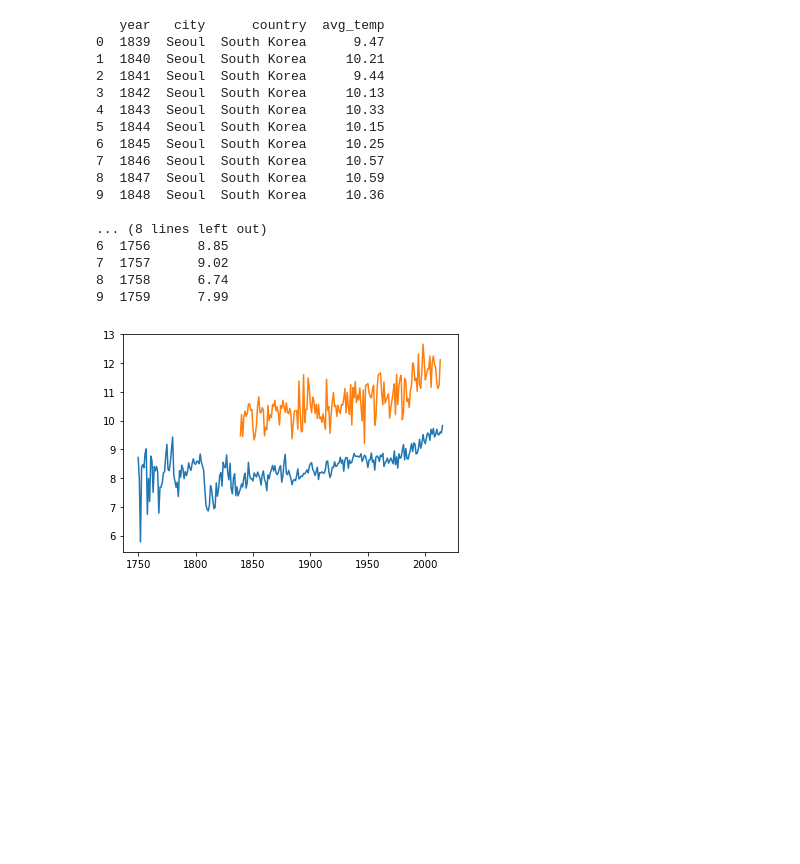
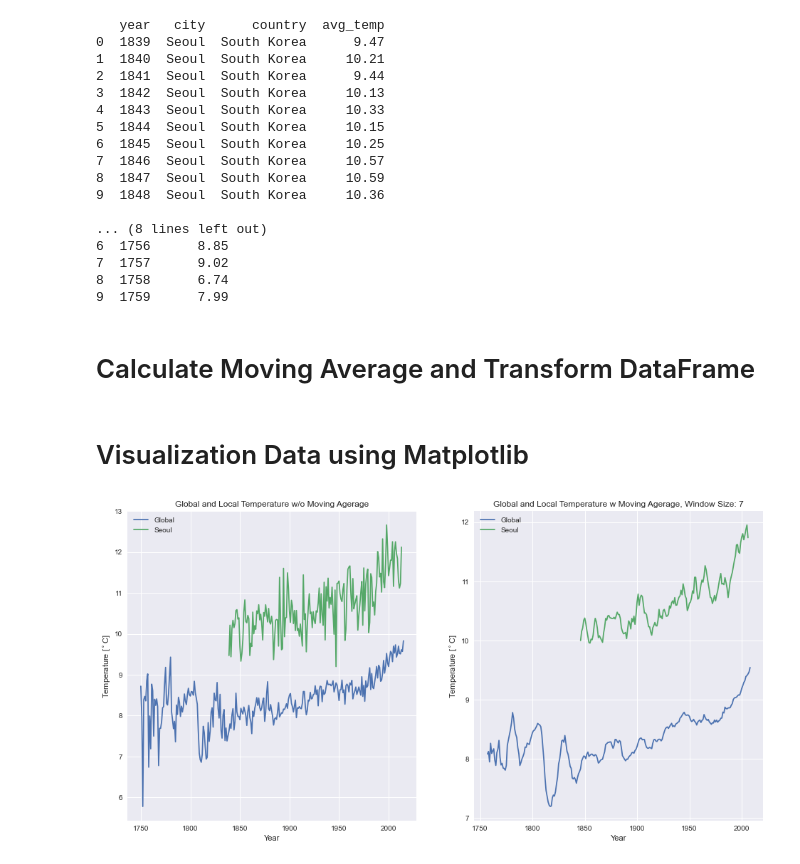
Before and after one commit to leeh8911/UdacityDataAnalyst, a Jupyter notebook: Project1/project1.ipynb, the cells around one changed output. Cells and saved outputs as stored; diff of their text form; code cells hidden in the pictures; blank space fills up the shorter version.

```diff
--- a/Project1/project1.ipynb
+++ b/Project1/project1.ipynb
@@ -2,4 +2,7 @@
 import numpy as np
 import pandas as pd
 import matplotlib.pyplot as plt
+
+plt.style.use('seaborn')
+%matplotlib inline
 # %% [markdown]
@@ -38,12 +56,38 @@ print(globalData.head(10))
 7  1757      9.02
 8  1758      6.74
 9  1759      7.99
-# %%
-fig, ax = plt.subplots(1,1)
-
-ax.plot(globalData.year, globalData.avg_temp)
-ax.plot(seoulData.year, seoulData.avg_temp)
-
-plt.show()
-# %% [output]
-[figure, removed]
+# %% [markdown]
+# Calculate Moving Average and Transform DataFrame
+# %%
+def CalculateMovingAverage(df, windowSize = 7):
+    data =[]
+    for i in range(windowSize, df.shape[0] - windowSize):
+        data.append([df.year[i], pd.DataFrame.sum(df.avg_temp[i - windowSize:i])/windowSize])
+
+    dfTemp = pd.DataFrame(data = data, columns = ("year", "avg_temp"))
+    return dfTemp
+
+dfGlobal = CalculateMovingAverage(globalData, 7)
+dfSeoul = CalculateMovingAverage(seoulData, 7)
+# %% [markdown]
+# Visualization Data using Matplotlib
+# %%
+fig, ax = plt.subplots(1,2, figsize = (16, 8))
+
+ax[0].plot(globalData.year, globalData.avg_temp, label = "Global")
+ax[0].plot(seoulData.year, seoulData.avg_temp, label = "Seoul")
+ax[0].set_title("Global and Local Temperature w/o Moving Agerage")
+ax[0].set_xlabel("Year")
+ax[0].set_ylabel("Temperature [$^\circ$C]")
+ax[0].legend()
+
+ax[1].plot(dfGlobal.year, dfGlobal.avg_temp, label = "Global")
+ax[1].plot(dfSeoul.year, dfSeoul.avg_temp, label = "Seoul")
+ax[1].set_title("Global and Local Temperature w Moving Agerage, Window Size: 7")
+ax[1].set_xlabel("Year")
+ax[1].set_ylabel("Temperature [$^\circ$C]")
+ax[1].legend()
+
+plt.show()
+# %% [output]
+[figure, added]
```
Also changed, not shown: parts of 5 cells of this notebook, 4 other files.
